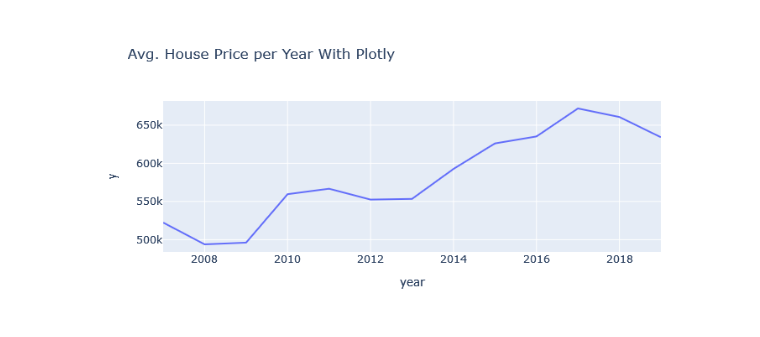
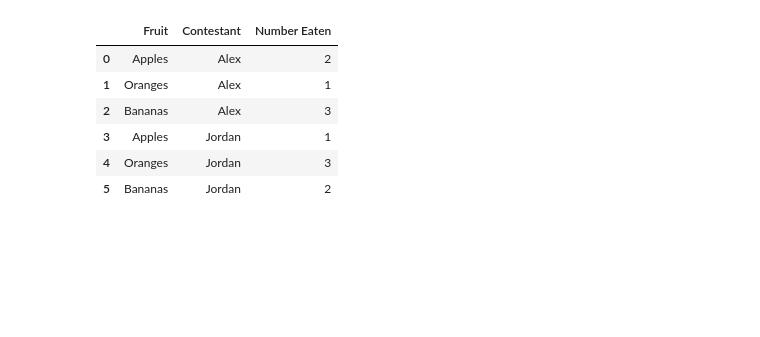
Before and after one commit to dschloe/streamlitbook-saraevan, a Jupyter notebook: ch02/step04_plotly.ipynb, the cells around one changed output. Cells and saved outputs as stored; diff of their text form; code cells hidden in the pictures; blank space fills up the shorter version.

```diff
--- a/ch02/step04_plotly.ipynb
+++ b/ch02/step04_plotly.ipynb
@@ -1,14 +16,17 @@
 # %%
 import pandas as pd
-import plotly
-import numpy as np
-import plotly.express as px
 
-sales = pd.read_csv('data/raw_sales.csv', parse_dates=['datesold'])
-sales['year'] = sales['datesold'].dt.year
-result = sales.groupby('year')['price'].agg(np.mean)
-fig = px.line(result, x=result.index, y=result.values,
-              title='Avg. House Price per Year With Plotly')
-fig.show()
+df = pd.DataFrame({
+  "Fruit": ["Apples", "Oranges", "Bananas", "Apples", "Oranges", "Bananas"],
+  "Contestant": ["Alex", "Alex", "Alex", "Jordan", "Jordan", "Jordan"],
+  "Number Eaten": [2, 1, 3, 1, 3, 2],
+})
+df
 # %% [output]
-[figure, removed]
+|  | Fruit | Contestant | Number Eaten |
+| 0 | Apples | Alex | 2 |
+| 1 | Oranges | Alex | 1 |
+| 2 | Bananas | Alex | 3 |
+| 3 | Apples | Jordan | 1 |
+| 4 | Oranges | Jordan | 3 |
+| 5 | Bananas | Jordan | 2 |
```
Also changed, not shown: parts of 4 cells of this notebook, 3 other files.
